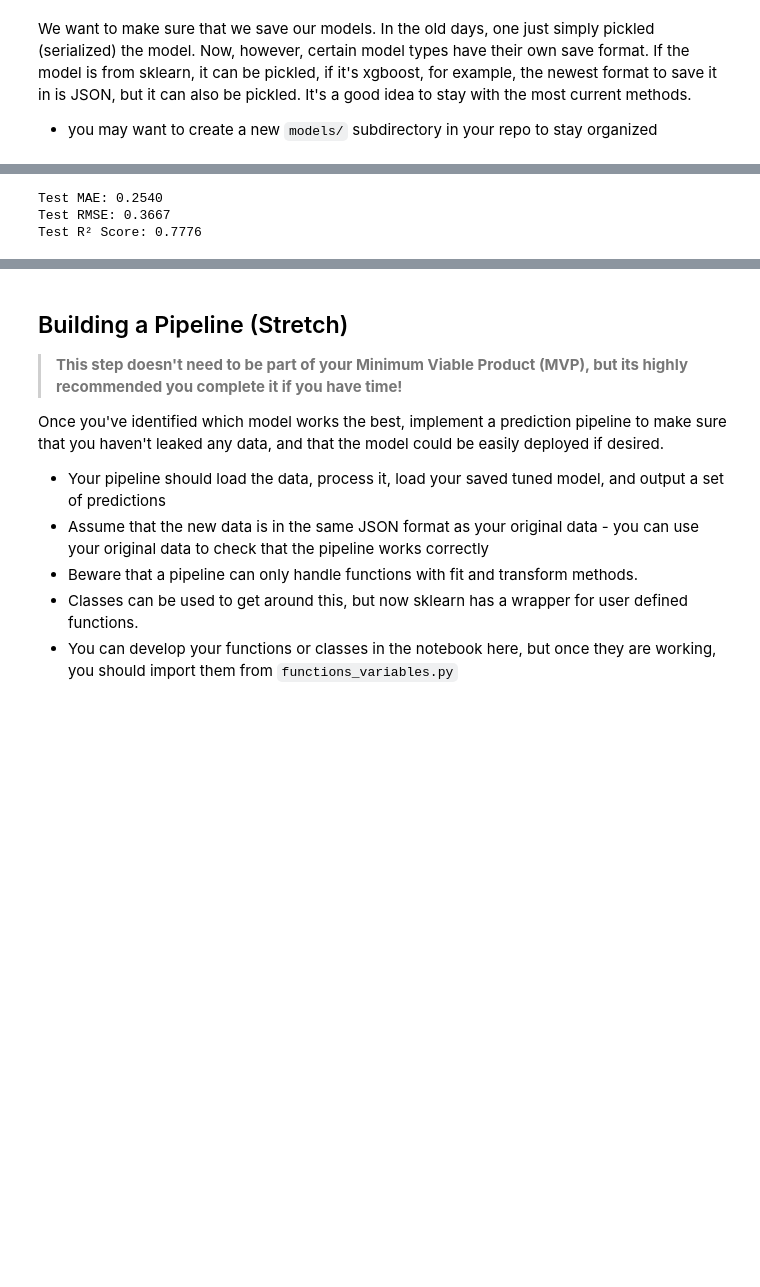
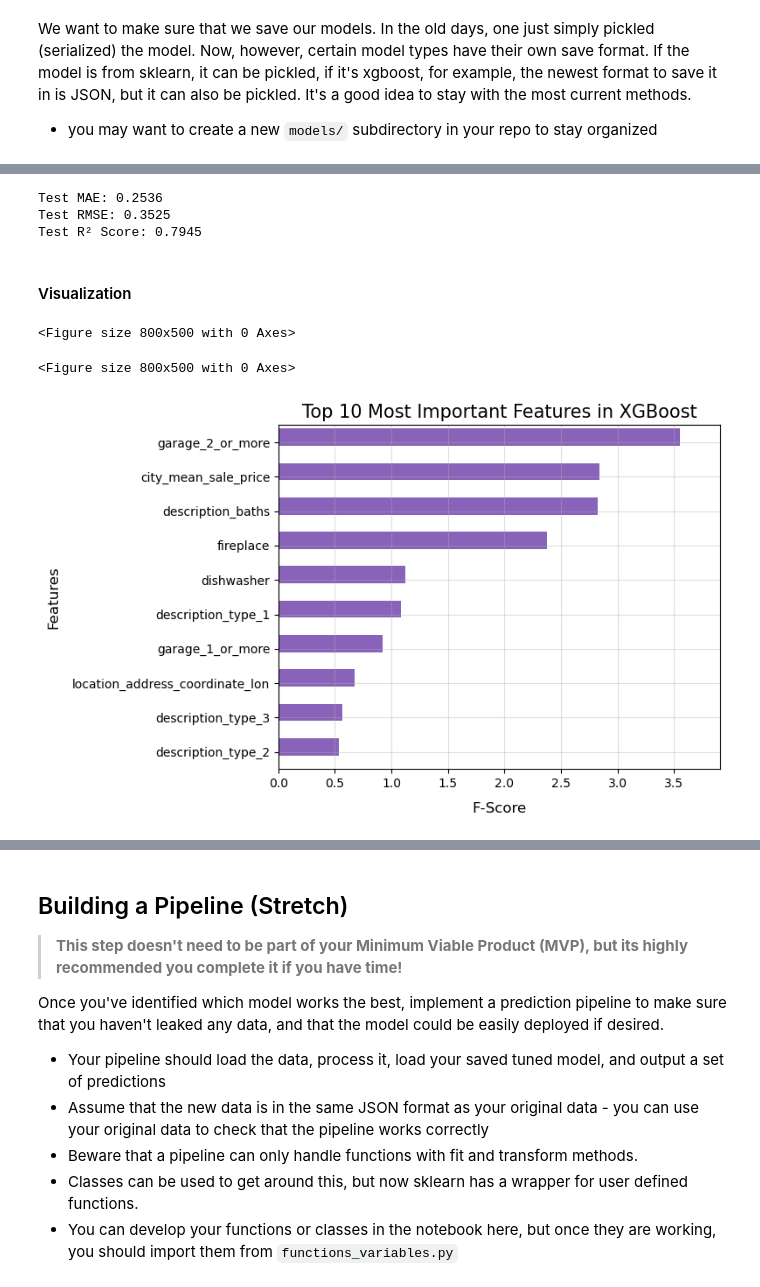
Before and after one commit to kangelamw/DS-Midterm-Project-LHL-2025, a Jupyter notebook: notebooks/3 - tuning_pipeline.ipynb, the cells around one changed output, grey strips where cells are left out. Drawn from its saved outputs; the diff is of its cells as text; code cells hidden in the pictures; blank space fills up the shorter version.

```diff
--- a/notebooks/3 - tuning_pipeline.ipynb
+++ b/notebooks/3 - tuning_pipeline.ipynb
@@ -227,12 +259,4 @@ We want to make sure that we save our models.  In the old days, one just simply
 # %%
-# save your best model here
-
-joblib.dump(best_xgb, '../model/best_xgb_model.pkl')
-
-# Load the best model for predictions
-loaded_model = joblib.load('../model/best_xgb_model.pkl')
-y_pred = loaded_model.predict(X_test)
-
 # Evaluate model
 from sklearn.metrics import mean_absolute_error, mean_squared_error, r2_score
 
@@ -244,6 +268,8 @@ print(f"Test MAE: {test_mae:.4f}")
 print(f"Test RMSE: {test_rmse:.4f}")
 print(f"Test R² Score: {test_r2:.4f}")
 # %% [output]
-Test MAE: 0.2540
-Test RMSE: 0.3667
-Test R² Score: 0.7776
+Test MAE: 0.2536
+Test RMSE: 0.3525
+Test R² Score: 0.7945
+# %% [markdown]
+#### Visualization
@@ -249,0 +283,42 @@ Test R² Score: 0.7776
+# %%
+plt.figure(figsize=(8,5))
+# %% [output]
+<Figure size 800x500 with 0 Axes>
+<Figure size 800x500 with 0 Axes>
+# %%
+# Plot feature importance
+fig, ax = plt.subplots(figsize=(8, 5))
+xgb.plot_importance(loaded_model.get_booster(),
+                    importance_type='gain',
+                    max_num_features=10,
+                    ax=ax,
+                    color='#8963BA')
+
+# Adjust bar thickness
+for patch in ax.patches:
+    patch.set_height(patch.get_height() * 2.5)
+
+# Remove numbers at the end of bars
+for text in ax.texts:
+    if text.get_position()[0] > 0:
+        text.set_visible(False)
+
+ax.grid(alpha=0.4)
+ax.set_ylim(-0.5, len(ax.patches) - 0.5)
+
+plt.title("Top 10 Most Important Features in XGBoost",
+          fontdict={'fontsize': 15})
+plt.xlabel("F-Score",
+           fontdict={'fontsize': 12},
+           labelpad=10)
+plt.ylabel("Features",
+           fontdict={'fontsize': 12},
+           labelpad=10)
+
+plt.tight_layout()
+plt.savefig('../images/feature_importance_xgb.png',
+            dpi=300,
+            bbox_inches='tight')
+plt.show()
+# %% [output]
+[figure, added]
```
Also changed, not shown: parts of 7 cells of this notebook, 10 other files.
